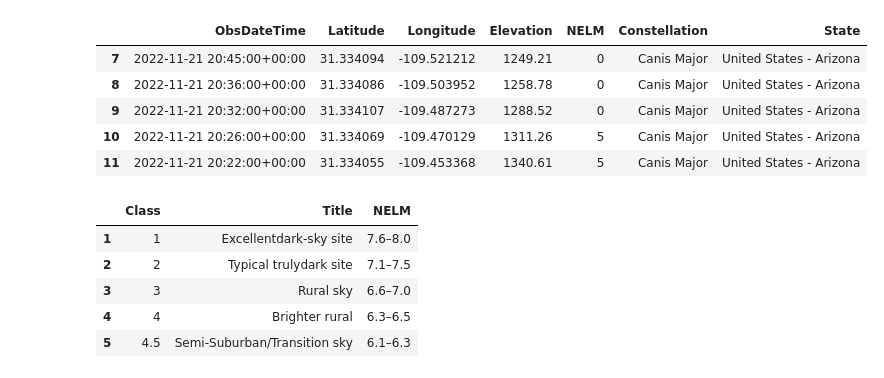
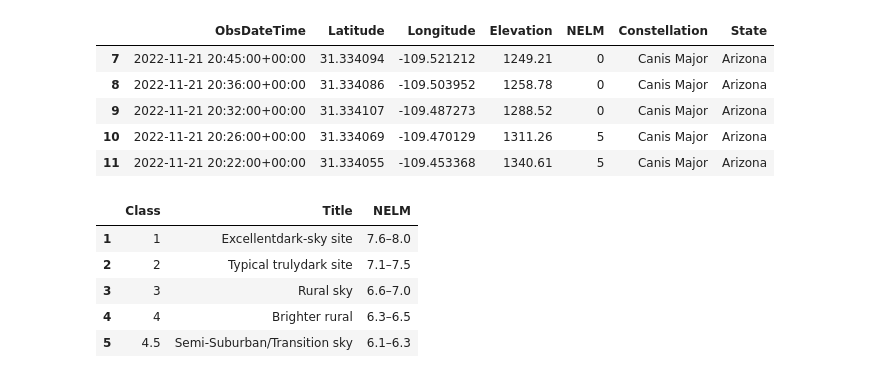
Before and after one commit to n-o-karma/Dark_Sky_Finder, a Jupyter notebook: Project3/api_data/json_cleanup&joins-Copy1.ipynb, the cells around one changed output. Cells and saved outputs as stored; diff of their text form; code cells hidden in the pictures.

```diff
--- a/Project3/api_data/json_cleanup&joins-Copy1.ipynb
+++ b/Project3/api_data/json_cleanup&joins-Copy1.ipynb
@@ -34,16 +15,21 @@ weather = requests.get(weather_URL).json()
 # Used csv file to get data from 2022, tbd if we go this way or with a json file.
 lightpol = pd.read_csv("Resources/GaN2022.csv")
 
+# Create new state column and drop entries without state
+lightpol[['Country', 'State']] = lightpol['Country'].str.split(' - ', expand=True)
+lightpol.dropna(subset=['State'], inplace=True)
+
 # Clean LimitingMag data to only have > 0 values and dropping unwanted columns
 lp_clean = lightpol.loc[(lightpol['LimitingMag']>=0)&
                         (lightpol['Latitude']!=0)&
                         (lightpol['Longitude']!=0)&
                         (lightpol['Country'].str.contains("United States")),
-                        ['ObsDateTime','Latitude','Longitude','Elevation','LimitingMag','Constellation','Country']]
+                        ['ObsDateTime','Latitude','Longitude','Elevation','LimitingMag','Constellation','State']]
 
 # Rename Limiting Mag column
 
-lp_clean = lp_clean.rename(columns={'LimitingMag':'NELM', 'Country':'State'})
+lp_clean = lp_clean.rename(columns={'LimitingMag':'NELM'})
+
 
 # Change data types
 
@@ -83,22 +51,26 @@ memory usage: 380.3+ KB
 # %%
 # Lat and lon filter, not considering Alaska or Hawaii
 
-lp_cleanv2 = lp_clean.loc[(lp_clean['Latitude']>=25)&
+lp_cleanv2 = lp_clean.loc[((lp_clean['Latitude']>=25)&
                          (lp_clean['Latitude']<=50)&
                          (lp_clean['Longitude']>=-125)&
-                         (lp_clean['Longitude']<=-65),:]
+                         (lp_clean['Longitude']<=-65))|
+                         ((lp_clean['Latitude']>=18)&
+                         (lp_clean['Latitude']<=23)&
+                         (lp_clean['Longitude']>=-165)&
+                         (lp_clean['Longitude']<=-150)),:]
 
 # Save to CSV file to create SQL Database:
 lp_cleanv2.to_csv("Resources/lightpollution_v2.csv", encoding='utf8', index=False)
 
 lp_cleanv2.head()
 # %% [output]
 |  | ObsDateTime | Latitude | Longitude | Elevation | NELM | Constellation | State |
-| 7 | 2022-11-21 20:45:00+00:00 | 31.334094 | -109.521212 | 1249.21 | 0 | Canis Major | United States - Arizona |
-| 8 | 2022-11-21 20:36:00+00:00 | 31.334086 | -109.503952 | 1258.78 | 0 | Canis Major | United States - Arizona |
-| 9 | 2022-11-21 20:32:00+00:00 | 31.334107 | -109.487273 | 1288.52 | 0 | Canis Major | United States - Arizona |
-| 10 | 2022-11-21 20:26:00+00:00 | 31.334069 | -109.470129 | 1311.26 | 5 | Canis Major | United States - Arizona |
-| 11 | 2022-11-21 20:22:00+00:00 | 31.334055 | -109.453368 | 1340.61 | 5 | Canis Major | United States - Arizona |
+| 7 | 2022-11-21 20:45:00+00:00 | 31.334094 | -109.521212 | 1249.21 | 0 | Canis Major | Arizona |
+| 8 | 2022-11-21 20:36:00+00:00 | 31.334086 | -109.503952 | 1258.78 | 0 | Canis Major | Arizona |
+| 9 | 2022-11-21 20:32:00+00:00 | 31.334107 | -109.487273 | 1288.52 | 0 | Canis Major | Arizona |
+| 10 | 2022-11-21 20:26:00+00:00 | 31.334069 | -109.470129 | 1311.26 | 5 | Canis Major | Arizona |
+| 11 | 2022-11-21 20:22:00+00:00 | 31.334055 | -109.453368 | 1340.61 | 5 | Canis Major | Arizona |
 # %%
 # Bortle Scale VS Limiting Magnitude Data Base
 
```
Also changed, not shown: parts of 13 cells of this notebook, 4 other files.
